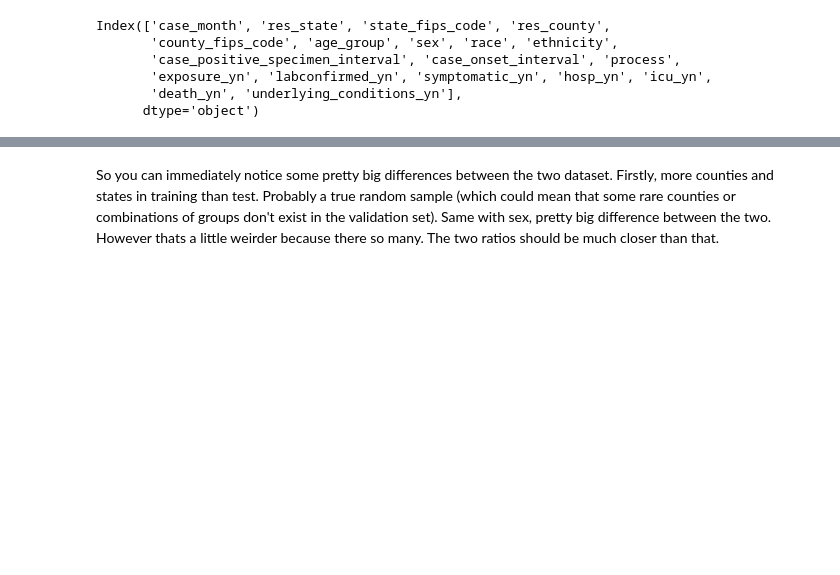
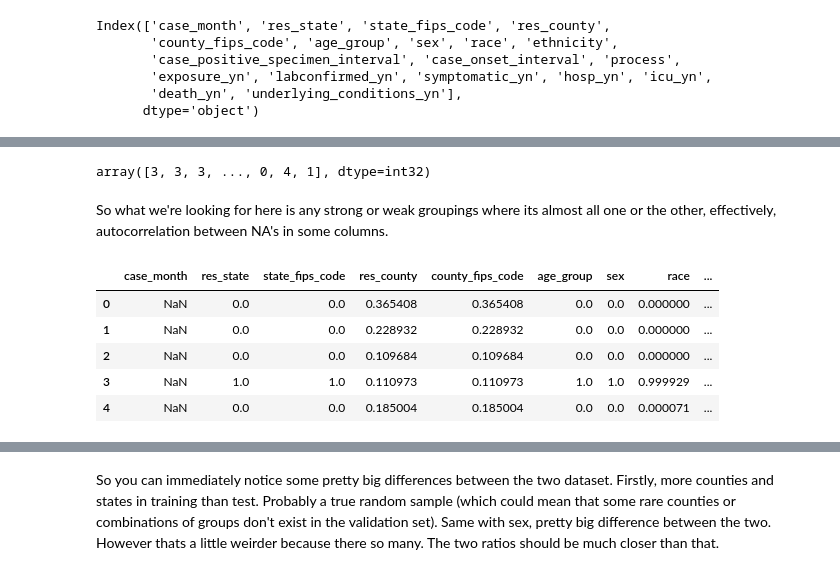
Before and after one commit to seismosmsr/machine_learning, a Jupyter notebook: kaggle_api_in_colab.ipynb, the cells around one changed output, grey strips where cells are left out. Cells and saved outputs as stored; diff of their text form; code cells hidden in the pictures; blank space fills up the shorter version.

```diff
--- a/kaggle_api_in_colab.ipynb
+++ b/kaggle_api_in_colab.ipynb
@@ -95,0 +137,27 @@ test = pd.read_csv('/content/test.csv')
+# %%
+#This is a weird one because we know they were all exposed, so not-knowing not
+#really a nan
+
+train['exposure_yn'][train['exposure_yn'].isnull()] = 0.0
+train['exposure_yn'][train['exposure_yn']== 1] = 1.0
+# train['exposure_yn'] = train['exposure_yn'].astype('float')
+
+
+train['labconfirmed_yn'][train['labconfirmed_yn']== 1] = 1.0
+train['labconfirmed_yn'][train['labconfirmed_yn']== 0] = 0.0
+# train['labconfirmed_yn'] = train['labconfirmed_yn'].astype('float')
+
+train['symptomatic_yn'][train['symptomatic_yn']== '1'] = 1.0
+train['symptomatic_yn'][train['symptomatic_yn']== '0'] = 0.0
+# train['symptomatic_yn'] = train['symptomatic_yn'].astype('float')
+
+
+
+train['hosp_yn'][train['hosp_yn']== 1] = 1.0
+train['hosp_yn'][train['hosp_yn']== 0] = 0.0
+# train['hosp_yn'] = train['hosp_yn'].astype('float')
+
+train['icu_yn'][train['icu_yn']== '1'] = 1.0
+train['icu_yn'][train['icu_yn']== '0'] = 0.0
+train['icu_yn'][train['icu_yn']== 'nul'] = np.nan
+# train['icu_yn'] = train['icu_yn'].astype('float')
@@ -168,0 +225,28 @@ train.describe()
+# %%
+na_cluster_test = train[['case_month', 'res_state', 'res_county',
+       'age_group', 'sex', 'race', 'ethnicity',
+       'case_positive_specimen_interval', 'case_onset_interval', 'process',
+       'exposure_yn', 'labconfirmed_yn', 'symptomatic_yn', 'hosp_yn', 'icu_yn',
+       'death_yn', 'underlying_conditions_yn']]
+
+na_cluster_test = train.isnull()
+na_cluster_test = na_cluster_test.astype(int)
+# %%
+from sklearn.cluster import KMeans
+kmeans = KMeans(5)
+kmeans.fit(na_cluster_test)
+identified_clusters = kmeans.fit_predict(na_cluster_test)
+identified_clusters
+# %% [output]
+array([3, 3, 3, ..., 0, 4, 1], dtype=int32)
+# %% [markdown]
+So what we're looking for here is any strong or weak groupings where its almost all one or the other, effectively, autocorrelation between NA's in some columns.
+# %%
+na_cluster_test.groupby(identified_clusters).sum() / na_cluster_test.sum()
+# %% [output]
+|  | case_month | res_state | state_fips_code | res_county | county_fips_code | age_group | sex | race | ... |
+| 0 | NaN | 0.0 | 0.0 | 0.365408 | 0.365408 | 0.0 | 0.0 | 0.000000 | ... |
+| 1 | NaN | 0.0 | 0.0 | 0.228932 | 0.228932 | 0.0 | 0.0 | 0.000000 | ... |
+| 2 | NaN | 0.0 | 0.0 | 0.109684 | 0.109684 | 0.0 | 0.0 | 0.000000 | ... |
+| 3 | NaN | 1.0 | 1.0 | 0.110973 | 0.110973 | 1.0 | 1.0 | 0.999929 | ... |
+| 4 | NaN | 0.0 | 0.0 | 0.185004 | 0.185004 | 0.0 | 0.0 | 0.000071 | ... |
```
Also changed, not shown: parts of 40 cells of this notebook.
